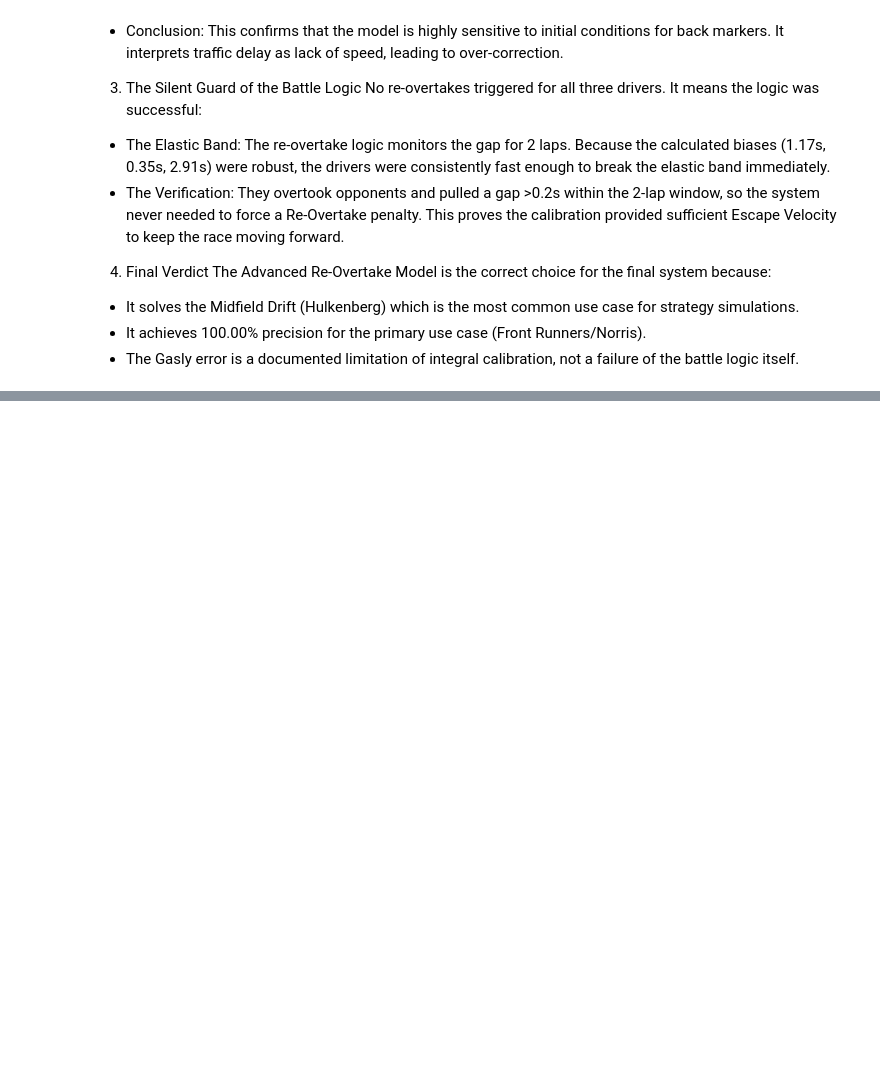
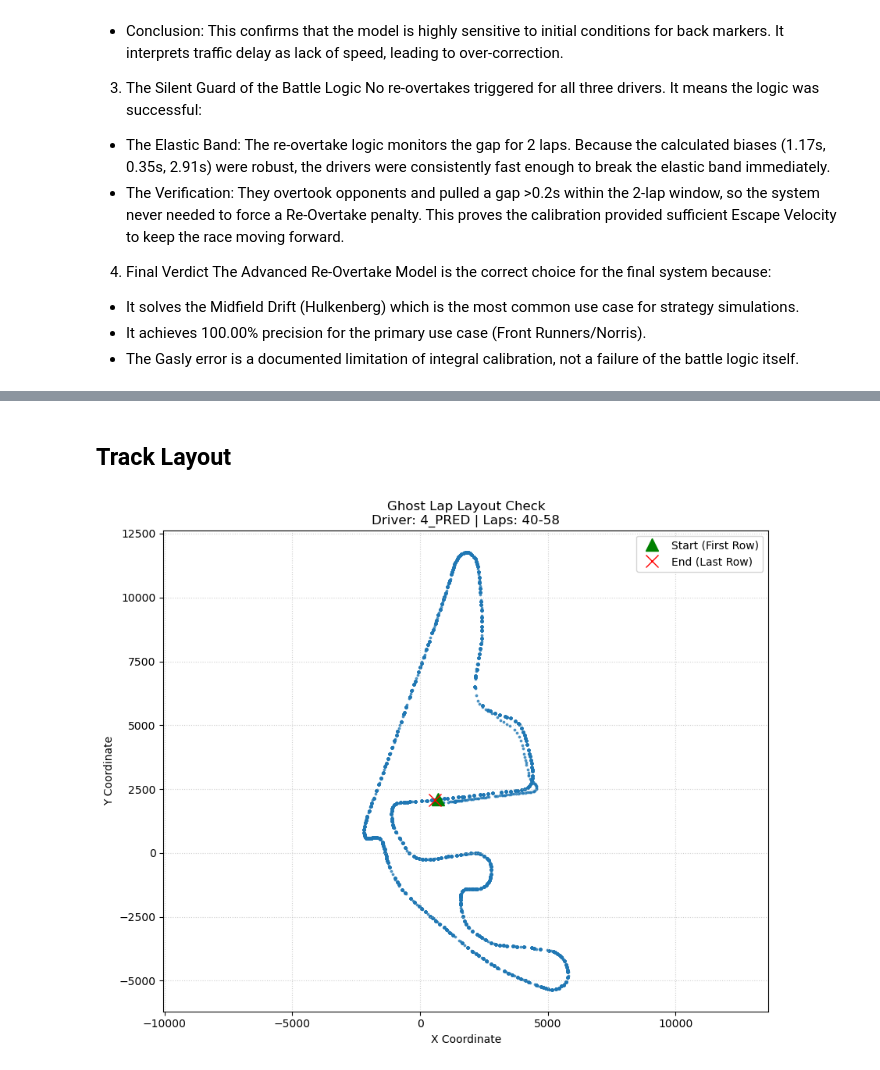
Before and after one commit to BilalAhlam1/Predictive-Modelling-For-F1-Race-Strategy, a Jupyter notebook: TrainingModel/simulation_logic.ipynb, the cells around one changed output, grey strips where cells are left out. Drawn from its saved outputs; the diff is of its cells as text; code cells hidden in the pictures; blank space fills up the shorter version.

```diff
--- a/TrainingModel/simulation_logic.ipynb
+++ b/TrainingModel/simulation_logic.ipynb
@@ -1866,0 +2140,13 @@ The Advanced Re-Overtake Model is the correct choice for the final system becaus
+# %%
+# --- USAGE EXAMPLE (Control Test) ---
+print("Generating Ghost Lap Data with Battles...")
+ghost_lap_data = simulate_stint(
+    session_id=9839,
+    driver_id=4,
+    pit_lap=41,
+    historic_pit_lap=41,
+    tire_compound='MEDIUM',
+    start_lap=40,
+    end_lap=58
+)
+print(ghost_lap_data.tail())
@@ -1866,0 +2172,38 @@ The Advanced Re-Overtake Model is the correct choice for the final system becaus
+# %% [markdown]
+## Track Layout
+# %%
+import matplotlib.pyplot as plt
+
+def plot_track_check(df, title="Ghost Lap Layout Check"):
+    """
+    Plots the X,Y coordinates to verify track geometry.
+    """
+    plt.figure(figsize=(10, 8))
+
+    # Plot the racing line
+    plt.scatter(
+        df['x'],
+        df['y'],
+        s=3,
+        alpha=0.7
+    )
+
+    # Mark the Start and End points explicitly
+    plt.plot(df['x'].iloc[0], df['y'].iloc[0], 'g^', markersize=12, label='Start (First Row)')
+    plt.plot(df['x'].iloc[-1], df['y'].iloc[-1], 'rx', markersize=12, label='End (Last Row)')
+
+    plt.title(f"{title}\nDriver: {df['driver_id'].iloc[0]} | Laps: {df['lap_number'].min()}-{df['lap_number'].max()}")
+    plt.xlabel("X Coordinate")
+    plt.ylabel("Y Coordinate")
+
+    # Force x and y axes to have the same scale
+    plt.axis('equal')
+
+    plt.legend()
+    plt.grid(True, linestyle=':', alpha=0.6)
+    plt.show()
+
+# --- RUN THE TOOL ---
+plot_track_check(ghost_lap_data)
+# %% [output]
+[figure, added]
```
Also changed, not shown: parts of 24 cells of this notebook, 4 other files.
